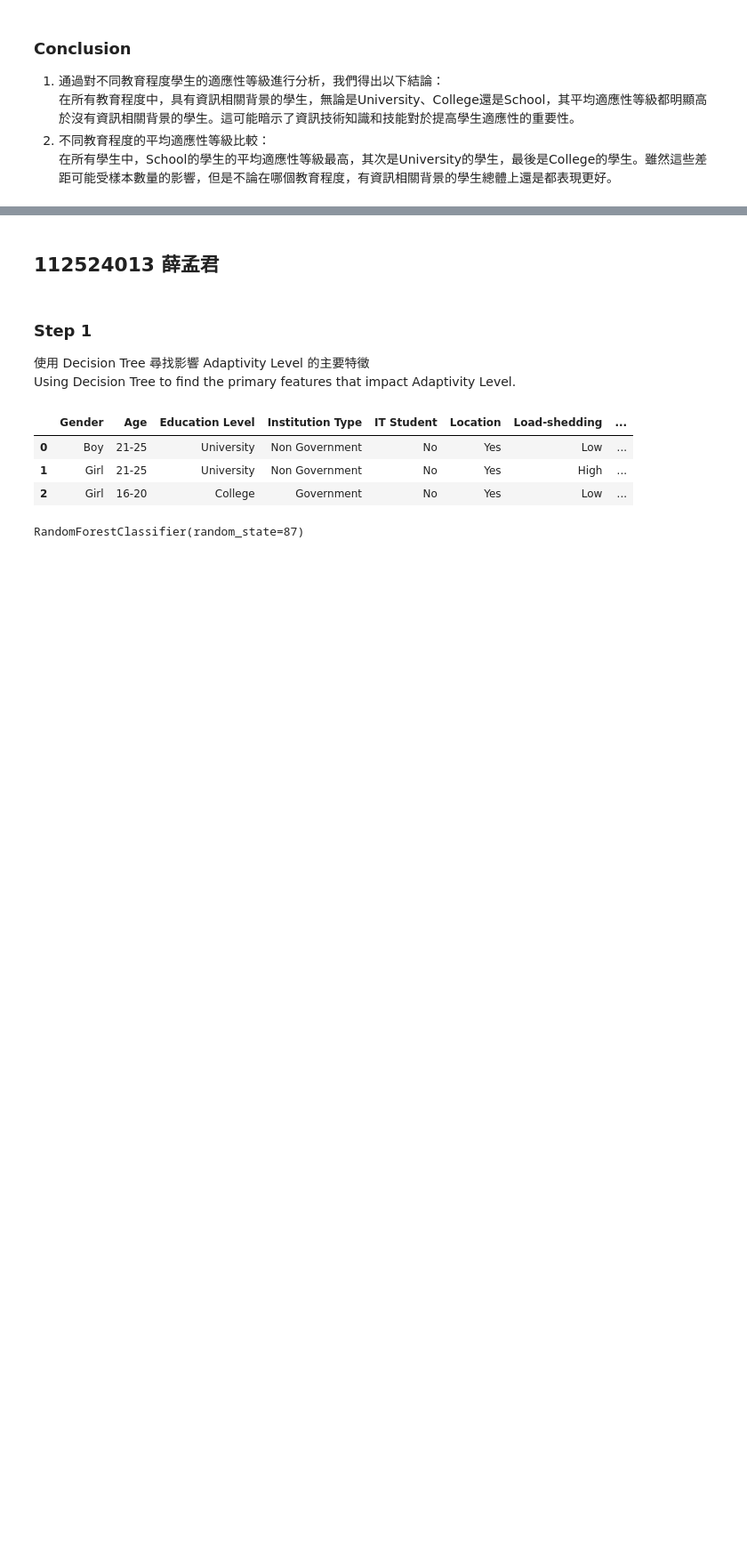
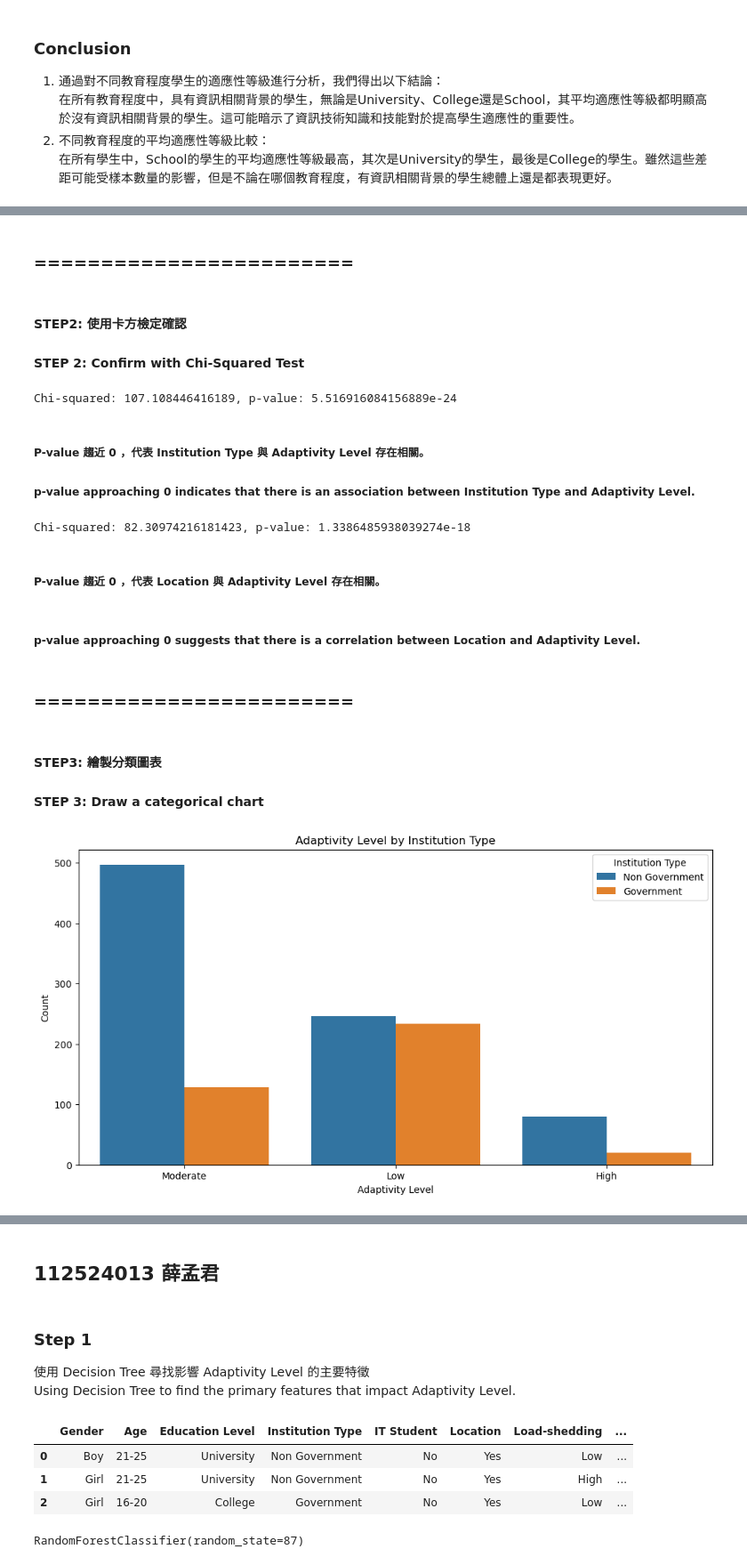
Before and after one commit to Bighsueh/AdaptabilityLevelAnalysis, a Jupyter notebook: main.ipynb, the cells around one changed output, grey strips where cells are left out. Shown at 89% size. Cells and saved outputs as stored; diff of their text form; code cells hidden in the pictures; blank space fills up the shorter version.

```diff
--- a/main.ipynb
+++ b/main.ipynb
@@ -786,0 +774,65 @@ plt.show()
+# %% [markdown]
+### ========================
+# %% [markdown]
+#### STEP2: 使用卡方檢定確認
+#### STEP 2: Confirm with Chi-Squared Test
+# %%
+
+#創建列聯表
+# Create a contingency table
+#用於後續的卡方檢定以確認兩個類別變量之間是否存在顯著的相關性
+# This is for the subsequent Chi-squared test to confirm if there is a significant association between the two categorical variables
+contingency_table_institution = pd.crosstab(
+    df['Institution Type'],
+    df['Adaptivity Level']
+)
+
+# 進行卡方檢定
+# Perform the Chi-squared test
+chi2_institution, p_value_institution, dof_institution, expected_institution = chi2_contingency(contingency_table_institution)
+
+# 打印結果
+# Print the results
+print(f"Chi-squared: {chi2_institution}, p-value: {p_value_institution}")
+# %% [output]
+Chi-squared: 107.108446416189, p-value: 5.516916084156889e-24
+# %% [markdown]
+##### P-value 趨近 0 ，代表 Institution Type 與 Adaptivity Level 存在相關。
+##### p-value approaching 0 indicates that there is an association between Institution Type and Adaptivity Level.
+# %%
+
+# 如果列名稱正確，創建列聯表
+# 注意將 'Institution_Type' 替換為正確的列名稱
+contingency_table_institution = pd.crosstab(
+    df['Location'],  # 確保這裡的列名稱與你的 DataFrame 中的一致
+    df['Adaptivity Level']
+)
+
+# 進行卡方檢定
+chi2_institution, p_value_institution, dof_institution, expected_institution = chi2_contingency(contingency_table_institution)
+
+# 打印結果
+print(f"Chi-squared: {chi2_institution}, p-value: {p_value_institution}")
+# %% [output]
+Chi-squared: 82.30974216181423, p-value: 1.3386485938039274e-18
+# %% [markdown]
+##### P-value 趨近 0 ，代表 Location 與 Adaptivity Level 存在相關。
+# %% [markdown]
+##### p-value approaching 0 suggests that there is a correlation between Location and Adaptivity Level.
+# %% [markdown]
+### ========================
+# %% [markdown]
+#### STEP3: 繪製分類圖表
+#### STEP 3: Draw a categorical chart
+# %%
+# 使用 seaborn 的 countplot 函數來創建圖表
+# Use Seaborn's countplot function to create the chart
+plt.figure(figsize=(12, 6))
+sns.countplot(x='Adaptivity Level', hue='Institution Type', data=df)
+plt.title('Adaptivity Level by Institution Type')
+plt.xlabel('Adaptivity Level')
+plt.ylabel('Count')
+plt.legend(title='Institution Type')
+plt.show()
+# %% [output]
+[figure, added]
```
Also changed, not shown: parts of 19 cells of this notebook.
